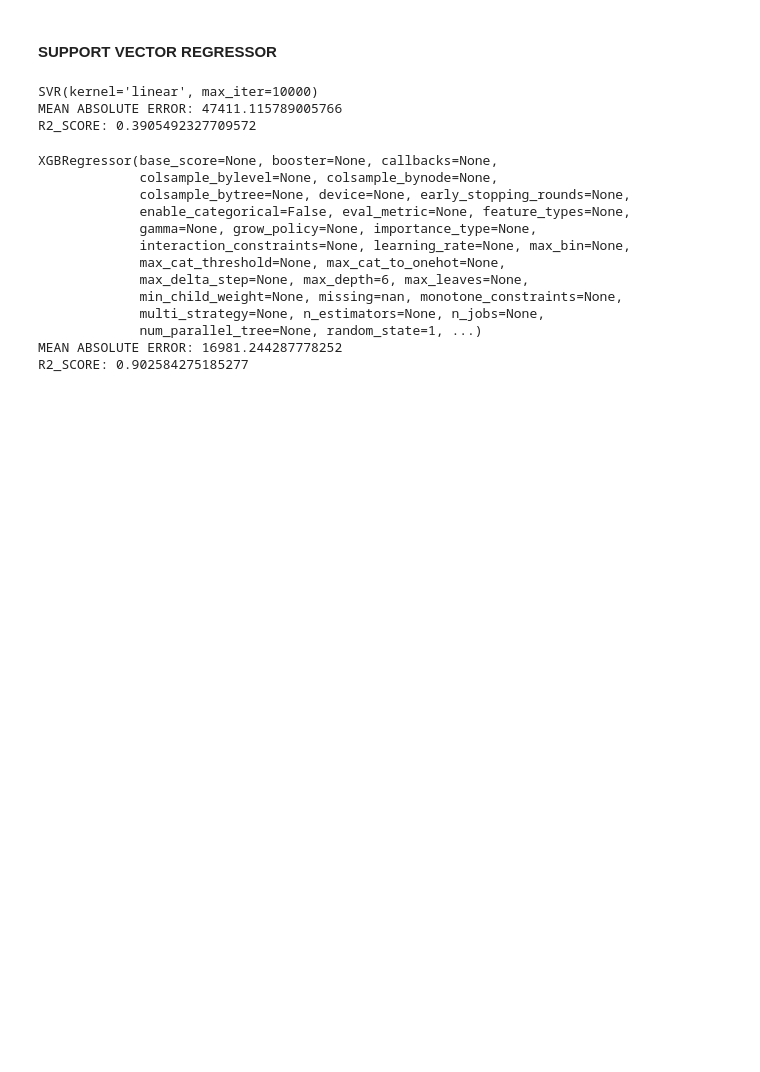
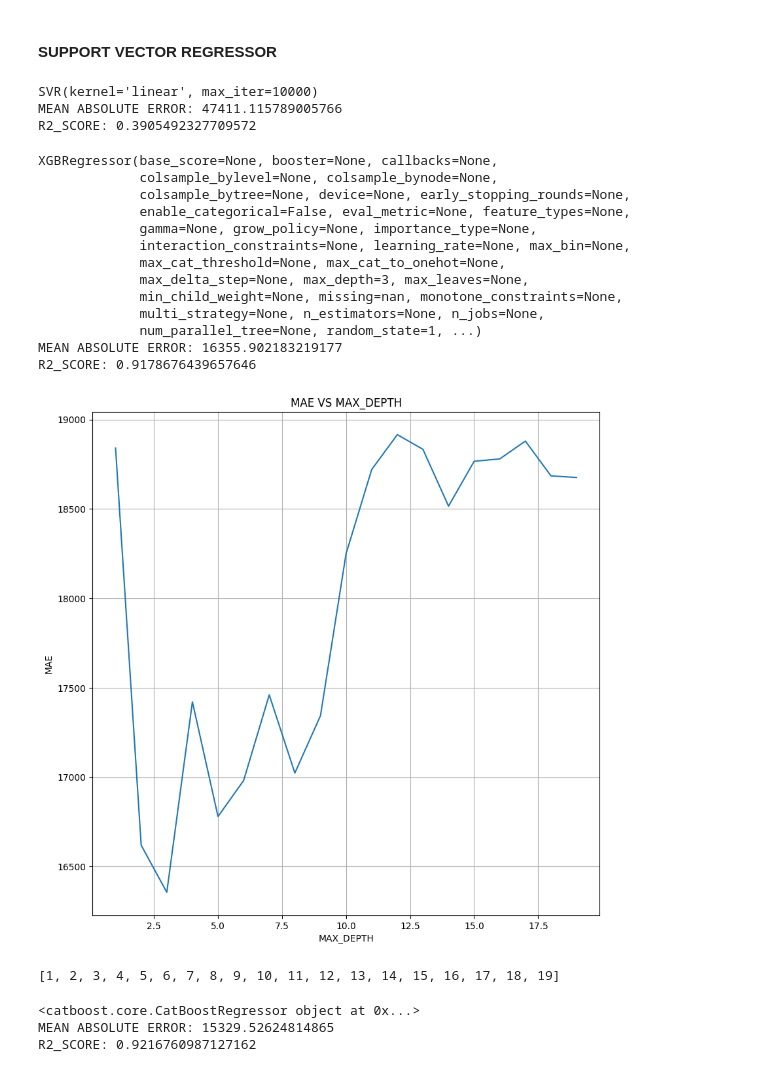
Before and after one commit to varmatilak22/Kaggle, a Jupyter notebook: Advanced_Regression_techniques.ipynb, the cells around one changed output. Drawn from its saved outputs; the diff is of its cells as text; code cells hidden in the pictures; blank space fills up the shorter version.

```diff
--- a/Advanced_Regression_techniques.ipynb
+++ b/Advanced_Regression_techniques.ipynb
@@ -948,7 +948,7 @@ sample.to_csv('submission_svr_mi.csv',index=False)
 # %%
 from xgboost import XGBRegressor
 
-model_8=XGBRegressor(max_depth=6,
+model_8=XGBRegressor(max_depth=3,
                      random_state=1)
 model_train(model_8,X_train_mi,X_valid_mi,y_train_mi,y_valid_mi)
 # %% [output]
@@ -959,24 +959,47 @@ XGBRegressor(base_score=None, booster=None, callbacks=None,
              gamma=None, grow_policy=None, importance_type=None,
              interaction_constraints=None, learning_rate=None, max_bin=None,
              max_cat_threshold=None, max_cat_to_onehot=None,
-             max_delta_step=None, max_depth=6, max_leaves=None,
+             max_delta_step=None, max_depth=3, max_leaves=None,
              min_child_weight=None, missing=nan, monotone_constraints=None,
              multi_strategy=None, n_estimators=None, n_jobs=None,
              num_parallel_tree=None, random_state=1, ...)
-MEAN ABSOLUTE ERROR: 16981.244287778252
-R2_SCORE: 0.902584275185277
+MEAN ABSOLUTE ERROR: 16355.902183219177
+R2_SCORE: 0.9178676439657646
 # %%
 dept_list=[]
 mae_list=[]
 
 for i in range(1,20):
     model_8=XGBRegressor(max_depth=i,random_state=1)
     model_8.fit(X_train_mi,y_train_mi)
     y_pred_xgr=model_8.predict(X_valid_mi)
     mae_xgr=mean_absolute_error(y_valid_mi,y_pred_xgr)
-    depth_list.append(i)
-    mae_list.append()
+    dept_list.append(i)
+    mae_list.append(mae_xgr)
 
 # Plot a function between the graph between the MAE vs MAX Depth
 plt.figure(figsize=(10,10))
-plt.plot()
+plt.plot(dept_list,mae_list)
+plt.title("MAE VS MAX_DEPTH")
+plt.xlabel("MAX_DEPTH")
+plt.ylabel("MAE")
+plt.grid('off')
+plt.show()
+# %% [output]
+[figure, added]
+# %%
+dept_list
+# %% [output]
+[1, 2, 3, 4, 5, 6, 7, 8, 9, 10, 11, 12, 13, 14, 15, 16, 17, 18, 19]
+# %%
+from catboost import CatBoostRegressor
+
+model_9=CatBoostRegressor(iterations=4000,
+                          learning_rate=0.1,
+                          verbose=0,
+                          random_state=1)
+model_train(model_9,X_train_mi,X_valid_mi,y_train_mi,y_valid_mi)
+# %% [output]
+<catboost.core.CatBoostRegressor object at 0x...>
+MEAN ABSOLUTE ERROR: 15329.52624814865
+R2_SCORE: 0.9216760987127162
```
Also changed, not shown: parts of 6 cells of this notebook.
